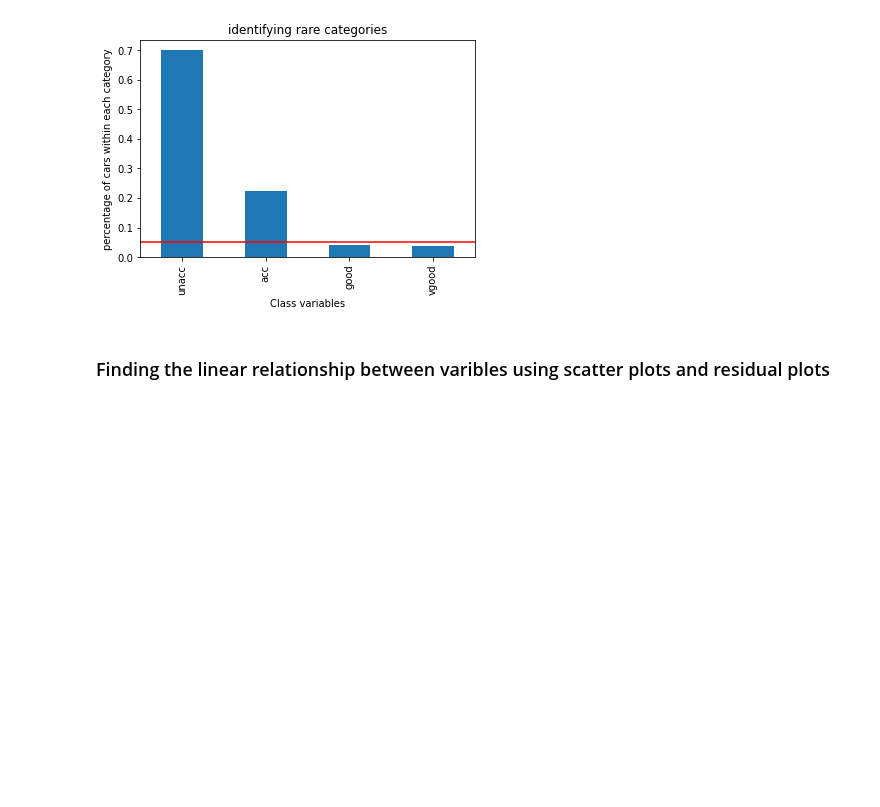
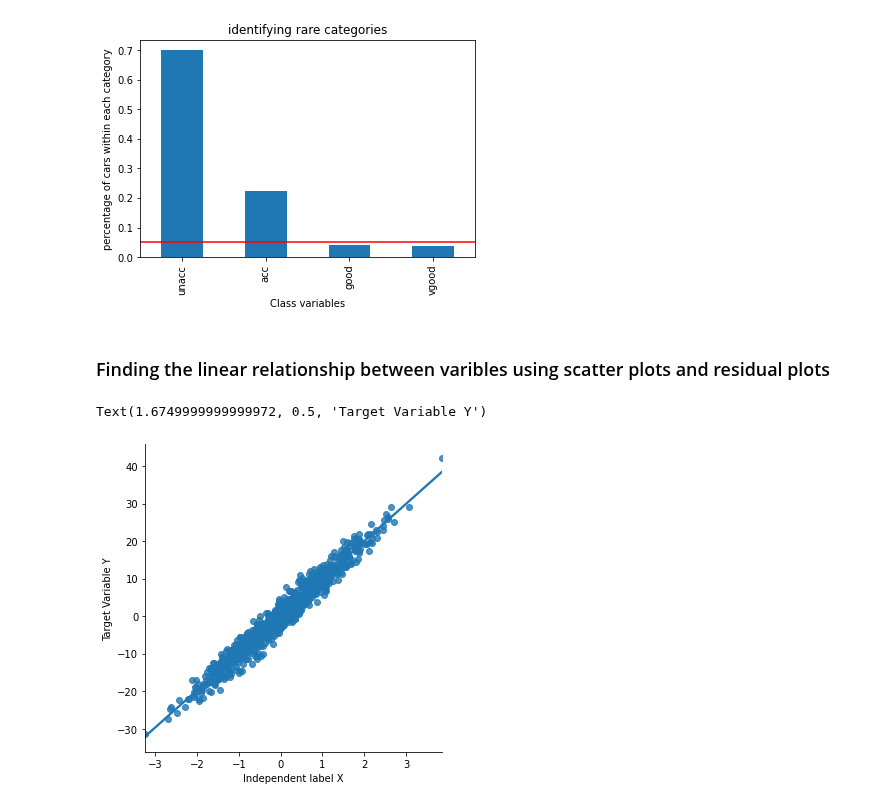
Before and after one commit to Vikas-KM/machine-learning, a Jupyter notebook: Feature_Engineering/chap_01.ipynb, the cells around one changed output. Saved outputs shown, nothing was run; the diff lists cells and outputs as text; code cells hidden in the pictures; blank space fills up the shorter version.

Commit message:
Finding linear relationship between variables

```diff
--- a/Feature_Engineering/chap_01.ipynb
+++ b/Feature_Engineering/chap_01.ipynb
@@ -284,0 +288,17 @@ plt.show()
+# %%
+# x follows normal distribution
+np.random.seed(42)
+x = np.random.randn(1000)
+# %%
+# create y that is linearly dependent on x with some added noise
+y = x*10 + np.random.randn(1000) * 2
+# %%
+data = pd.DataFrame([x,y]).T
+data.columns= ['x','y']
+# %%
+sns.lmplot(x='x',y='y',data=data, order=1)
+plt.xlabel('Independent label X')
+plt.ylabel('Target Variable Y')
+# %% [output]
+Text(1.6749999999999972, 0.5, 'Target Variable Y')
+[figure, added]
```
Also changed, not shown: parts of 2 cells of this notebook.
